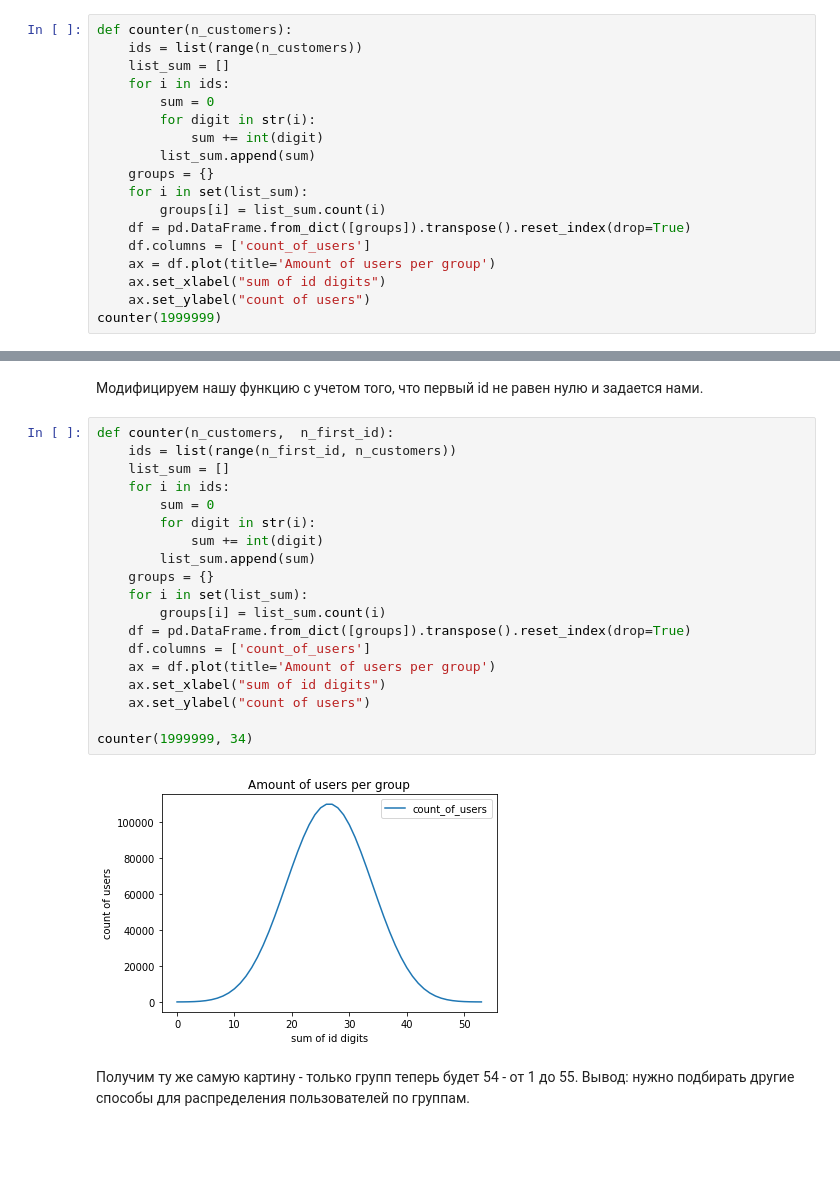
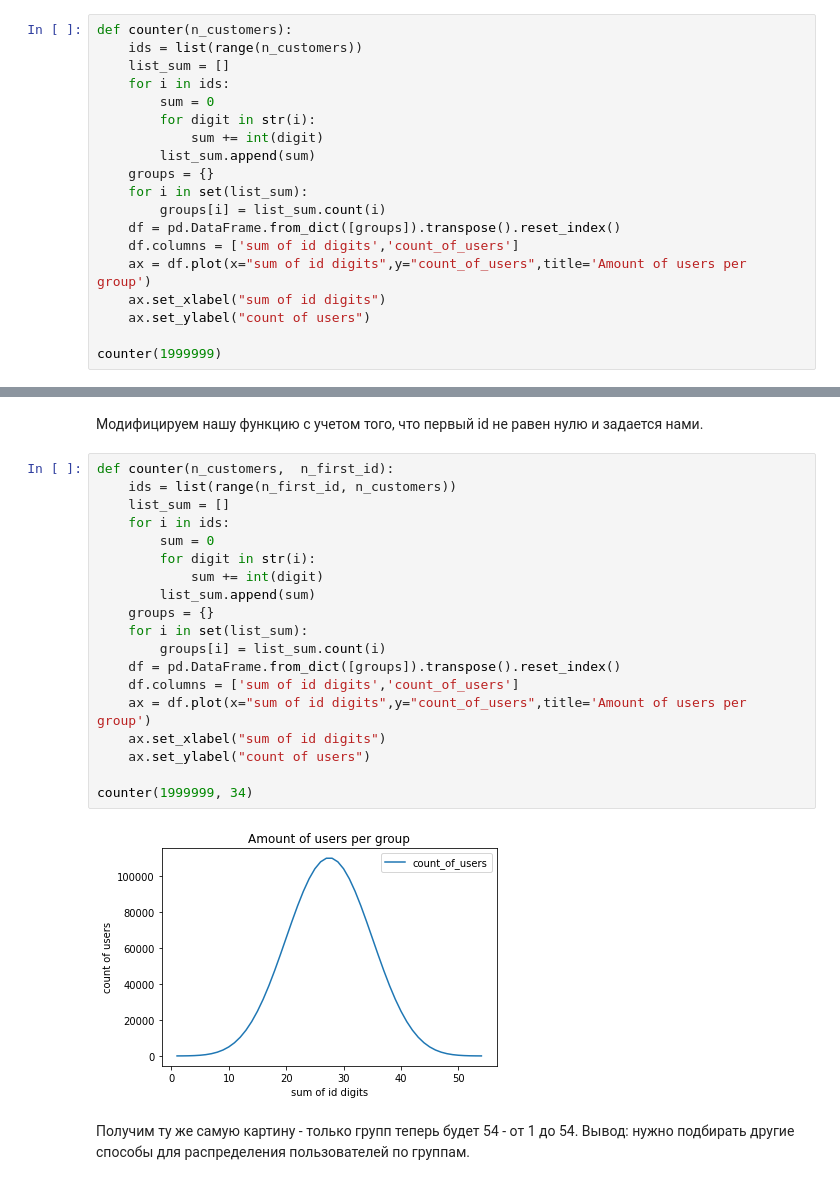
Before and after one commit to natalia-tomashevskaia/for-job-applications, a Jupyter notebook: DS/AB-test-user-groups.ipynb, the cells around one changed output, grey strips where cells are left out. Cells and saved outputs as stored; diff of their text form; blank space fills up the shorter version.

```diff
--- a/DS/AB-test-user-groups.ipynb
+++ b/DS/AB-test-user-groups.ipynb
@@ -24,11 +24,12 @@ def counter(n_customers):
     groups = {}
     for i in set(list_sum):
         groups[i] = list_sum.count(i)
-    df = pd.DataFrame.from_dict([groups]).transpose().reset_index(drop=True)
-    df.columns = ['count_of_users']
-    ax = df.plot(title='Amount of users per group')
+    df = pd.DataFrame.from_dict([groups]).transpose().reset_index()
+    df.columns = ['sum of id digits','count_of_users']
+    ax = df.plot(x="sum of id digits",y="count_of_users",title='Amount of users per group')
     ax.set_xlabel("sum of id digits")
     ax.set_ylabel("count of users")
+
 counter(1999999)
 # %% [output]
 [figure]
@@ -39,24 +40,24 @@ counter(1999999)
 # %%
 def counter(n_customers,  n_first_id):
     ids = list(range(n_first_id, n_customers))
     list_sum = []
     for i in ids:
         sum = 0
         for digit in str(i):
             sum += int(digit)
         list_sum.append(sum)
     groups = {}
     for i in set(list_sum):
         groups[i] = list_sum.count(i)
-    df = pd.DataFrame.from_dict([groups]).transpose().reset_index(drop=True)
-    df.columns = ['count_of_users']
-    ax = df.plot(title='Amount of users per group')
+    df = pd.DataFrame.from_dict([groups]).transpose().reset_index()
+    df.columns = ['sum of id digits','count_of_users']
+    ax = df.plot(x="sum of id digits",y="count_of_users",title='Amount of users per group')
     ax.set_xlabel("sum of id digits")
     ax.set_ylabel("count of users")
 
 counter(1999999, 34)
 # %% [output]
-[figure, old version]
+[figure, new version]
 # %% [markdown]
-Получим ту же самую картину - только групп теперь будет 54 - от 1 до 55.
+Получим ту же самую картину - только групп теперь будет 54 - от 1 до 54.
 Вывод: нужно подбирать другие способы для распределения пользователей по группам.
```
